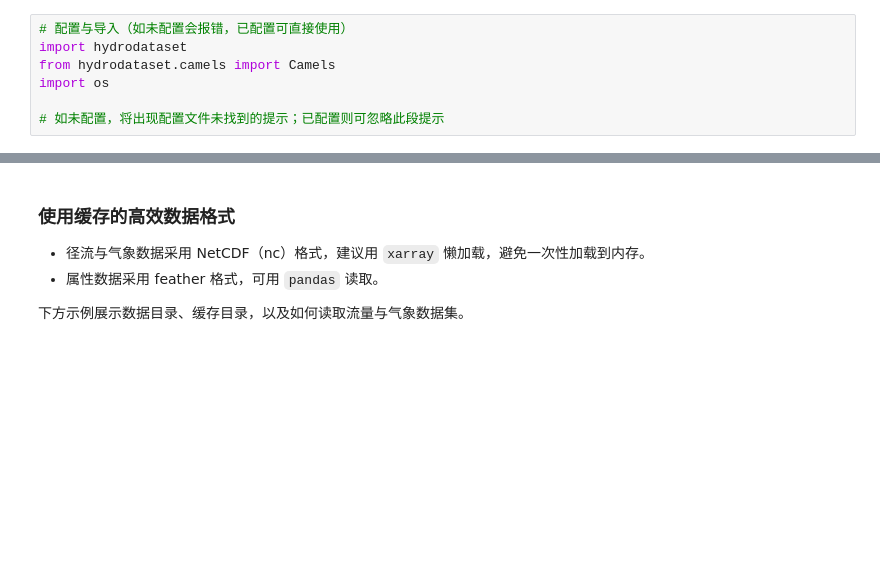
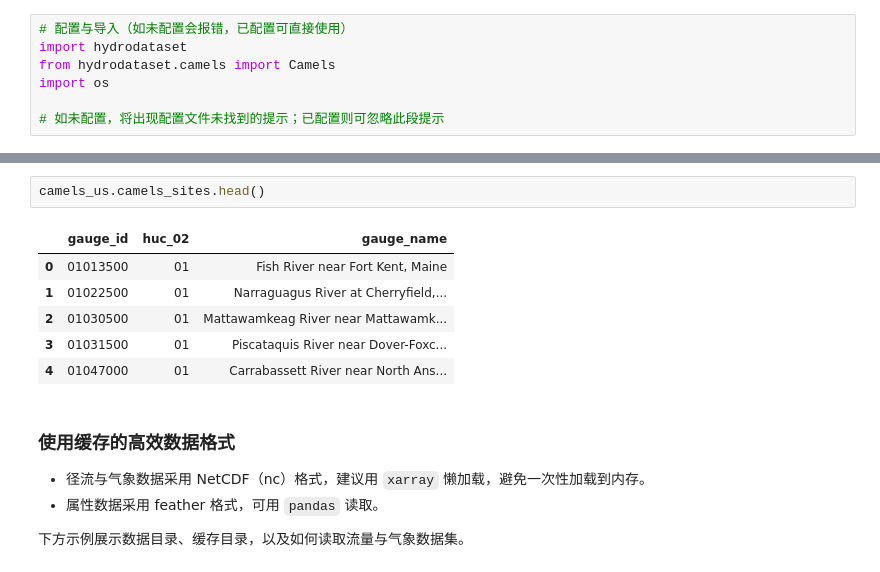
Before and after one commit to iHeadWater/digital_twin_watershed_homework, a Jupyter notebook: 1_获取数据.ipynb, the cells around one changed output, grey strips where cells are left out. Cells and saved outputs as stored; diff of their text form; blank space fills up the shorter version.

```diff
--- a/1_获取数据.ipynb
+++ b/1_获取数据.ipynb
@@ -169,3 +194,12 @@ camels_us.camels_sites.head()
+# %%
+camels_us.camels_sites.head()
+# %% [output]
+|  | gauge_id | huc_02 | gauge_name |
+| 0 | 01013500 | 01 | Fish River near Fort Kent, Maine |
+| 1 | 01022500 | 01 | Narraguagus River at Cherryfield,... |
+| 2 | 01030500 | 01 | Mattawamkeag River near Mattawamk... |
+| 3 | 01031500 | 01 | Piscataquis River near Dover-Foxc... |
+| 4 | 01047000 | 01 | Carrabassett River near North Ans... |
 # %% [markdown]
 ### 使用缓存的高效数据格式
 
```
Also changed, not shown: parts of 7 cells of this notebook, 5 other files.
